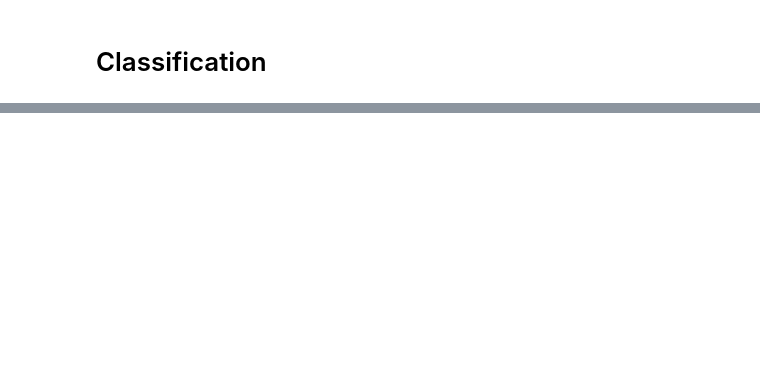
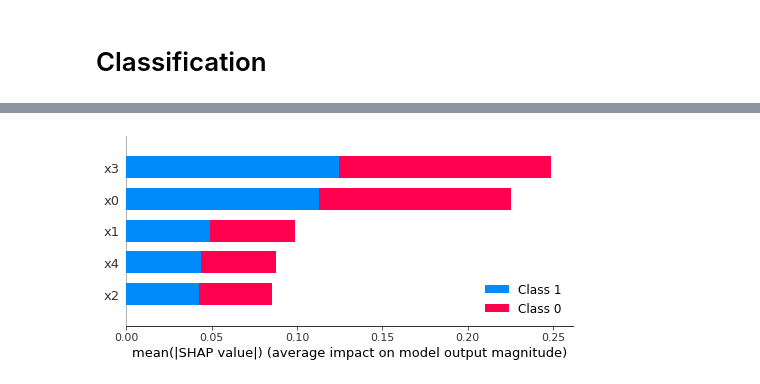
Before and after one commit to oneoffcoder/jupyter, a Jupyter notebook: data-science/_scratch.ipynb, the cells around one changed output, grey strips where cells are left out. Drawn from its saved outputs; the diff is of its cells as text; code cells hidden in the pictures; blank space fills up the shorter version.

```diff
--- a/data-science/_scratch.ipynb
+++ b/data-science/_scratch.ipynb
@@ -248,0 +286,4 @@ array([[0.45, 0.55],
+# %%
+shap.summary_plot(shap_values, Z)
+# %% [output]
+[figure, added]
```
Also changed, not shown: parts of 18 cells of this notebook.
